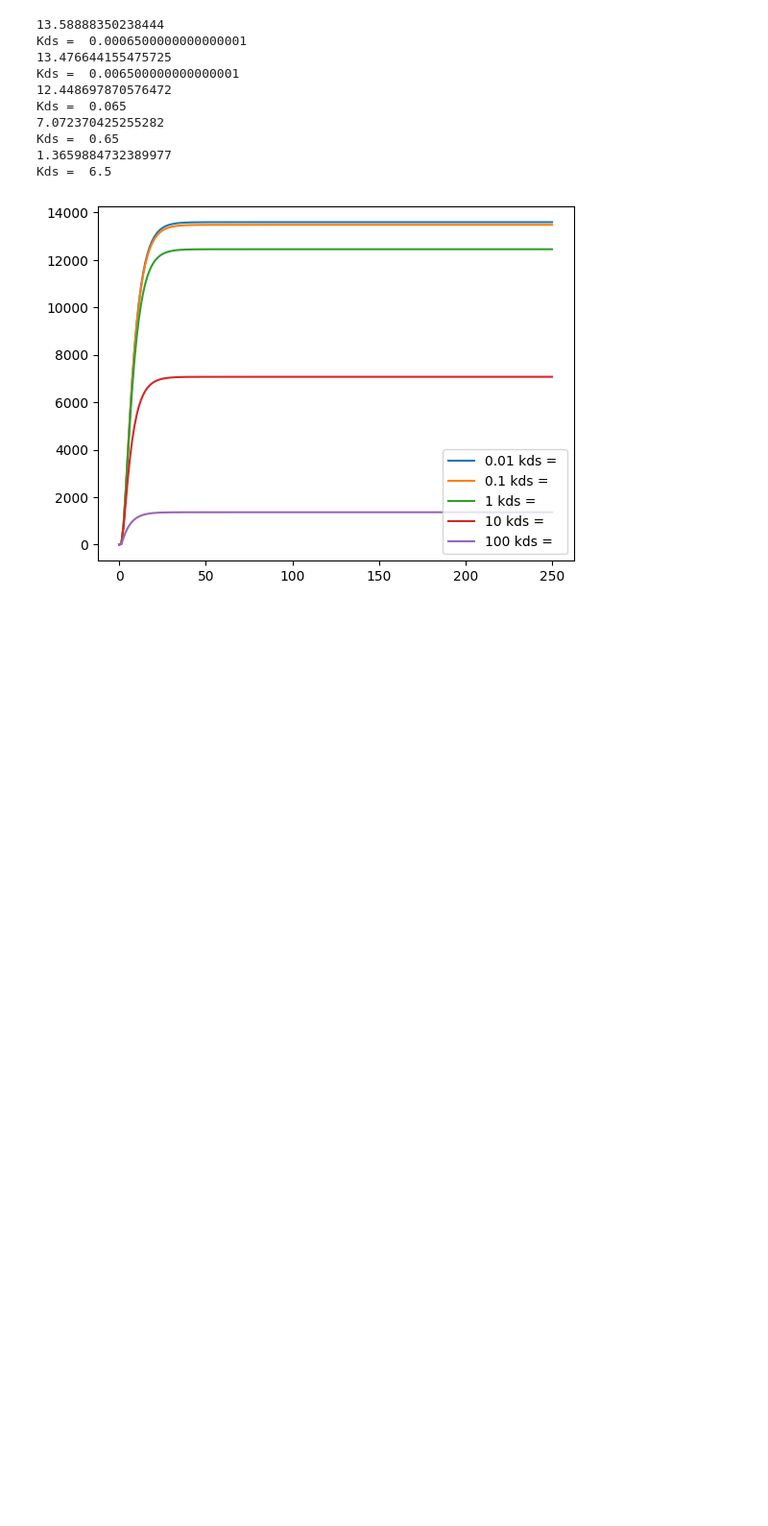
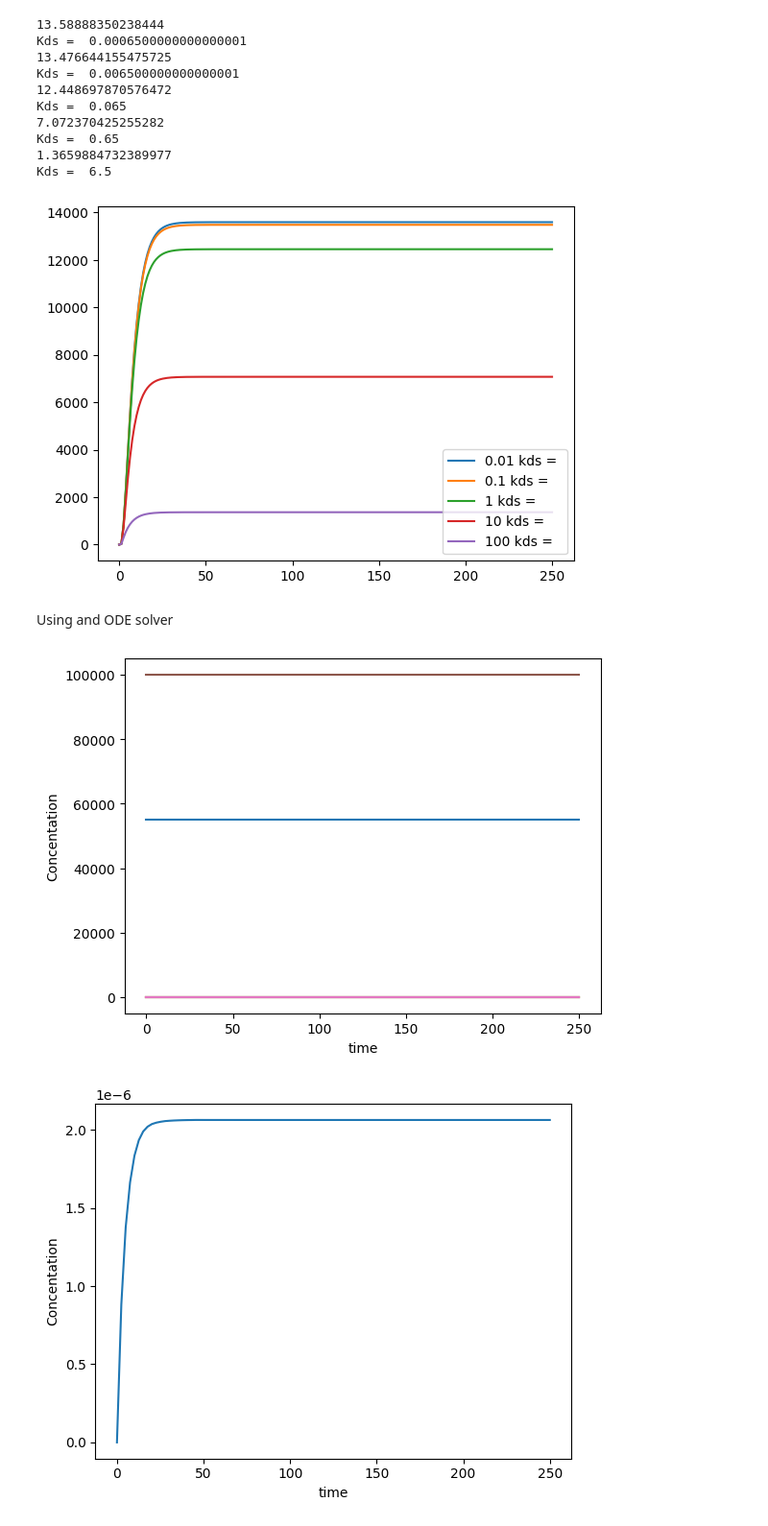
Before and after one commit to Ara101/Recapitulating-Shankaran2007-GPCR-model, a Jupyter notebook: GPCR_model/Shankaran_model.ipynb, the cells around one changed output. Shown at 96% size. Drawn from its saved outputs; the diff is of its cells as text; code cells hidden in the pictures; blank space fills up the shorter version.

```diff
--- a/GPCR_model/Shankaran_model.ipynb
+++ b/GPCR_model/Shankaran_model.ipynb
@@ -142,3 +125,78 @@ Kds =  0.65
 1.3659884732389977
 Kds =  6.5
 [figure]
+# %% [markdown]
+Using and ODE solver
+# %%
+#The GPCR Model with differential eq.
+# seperate ligand and receptor GPCR
+
+# funtction that returns dX/dt
+def model(X, t):
+
+    # parameters
+    kon = 8.4e7
+    koff = 0.37
+    Kd = koff/kon
+    kfr = 10
+    krr = 10
+    kds = 0.065
+    ka = 1e-7
+    ki = 2e-1
+    Nav = 6.022e23
+    V = 4e-10
+
+    # mathematical form of the model
+    R = X[0]
+    L = X[1]
+    C = X[2]
+    Ca = X[3]
+    Cd = X[4]
+    G = X[5]
+    Ga = X[6]
+    ft = 0 # or  0.01*Kd
+
+    dRdt = -koff*R*L + koff*C
+    dLdt = (-koff*R*L + koff*C)/(Nav*V) + ft
+    dCdt = koff*R*L - koff*C - kfr*C + krr*Ca
+    dCadt = kfr*C - krr*Ca - kds*Ca
+    dCddt = kds*Ca
+    dGdt = -ka*G*Ca + ki*Ga
+    dGadt = ka*G*Ca - ki*Ga
+
+    return [dRdt, dLdt, dCdt, dCadt, dCddt, dGdt, dGadt]
+
+# Inital conidtions
+Kd = 4.404761904761905e-09
+L = 0.01*Kd
+
+RT = (5.5e4)
+GT = (1e5)
+R = RT
+G = GT
+C = 0
+Ca = 0
+Cd = 0
+Ga = 0
+
+IC = [R, L, C, Ca, Cd, G, Ga]
+
+
+# simulation time points
+t = np.linspace(0,250,100)
+
+# solve ODE
+results = odeint(model, IC, t)
+
+plt.plot(t,results)
+plt.xlabel('time')
+plt.ylabel('Concentation')
+plt.show()
+
+plt.plot(t,results[:,IC.index(Ga)])
+plt.xlabel('time')
+plt.ylabel('Concentation')
+plt.show()
+# %% [output]
+[figure, added]
+[figure, added]
```
Also changed, not shown: parts of 4 cells of this notebook.
